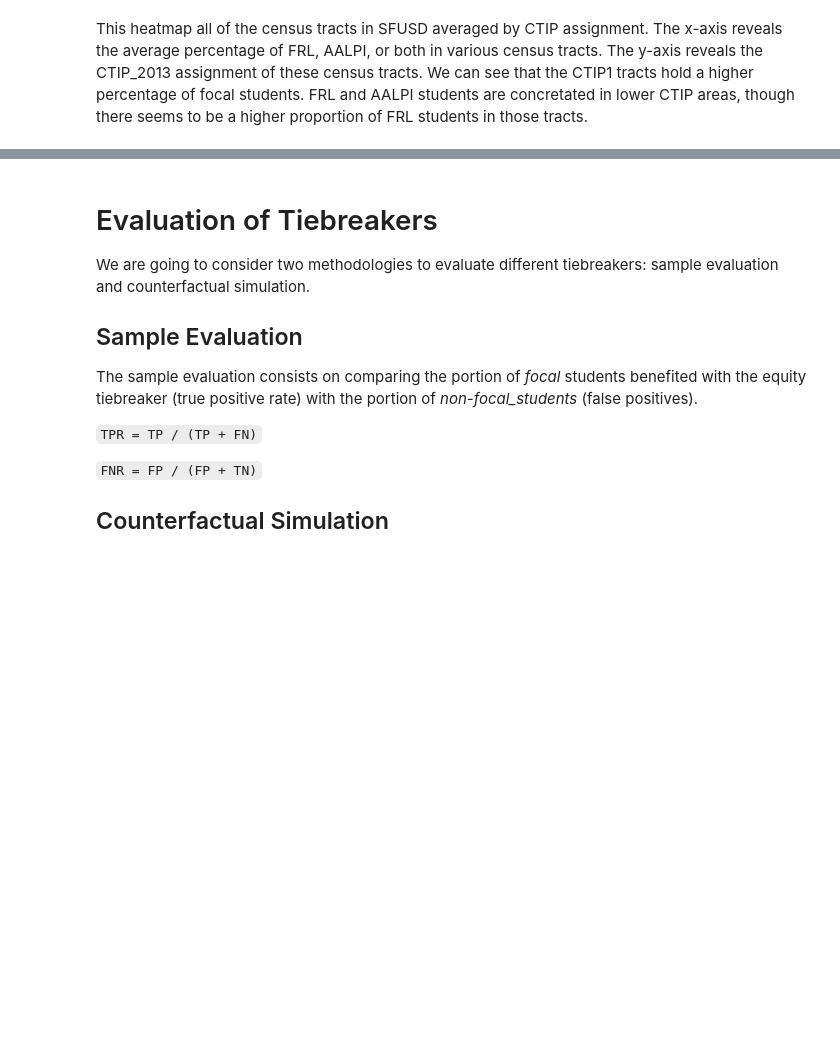
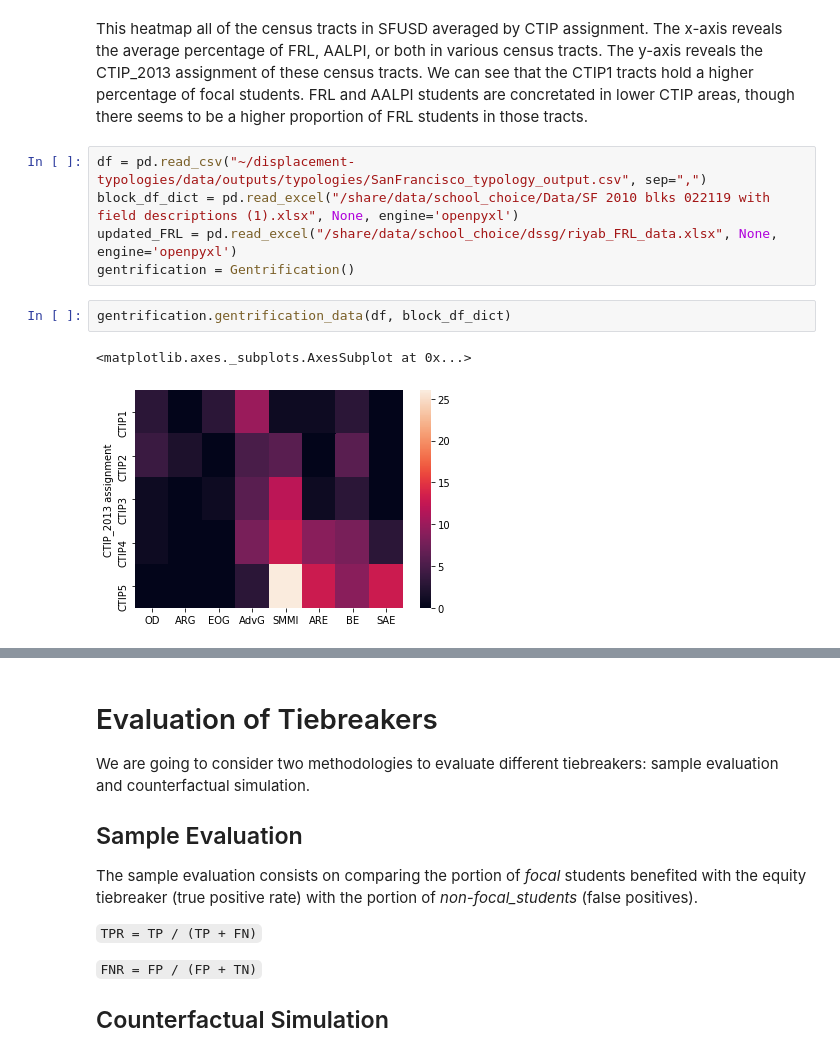
Before and after one commit to 18rberry/Operationalizing-Equity-Tiebreaker-in-SF, a Jupyter notebook: notebooks/Final_Report.ipynb, the cells around one changed output, grey strips where cells are left out. Saved outputs shown, nothing was run; the diff lists cells and outputs as text; blank space fills up the shorter version.

Commit message:
working to overlay gentrification maps

```diff
--- a/notebooks/Final_Report.ipynb
+++ b/notebooks/Final_Report.ipynb
@@ -29,3 +27,13 @@ We can see that, as the CTIP quiniles increase, the majority of tracts fall into
 <img src='demographic vs ctip.png' width="400" height="400">
 # %% [markdown]
 This heatmap all of the census tracts in SFUSD averaged by CTIP assignment. The x-axis reveals the average percentage of FRL, AALPI, or both in various census tracts. The y-axis reveals the CTIP_2013 assignment of these census tracts. We can see that the CTIP1 tracts hold a higher percentage of focal students. FRL and AALPI students are concretated in lower CTIP areas, though there seems to be a higher proportion of FRL students in those tracts.
+# %%
+df = pd.read_csv("~/displacement-typologies/data/outputs/typologies/SanFrancisco_typology_output.csv", sep=",")
+block_df_dict = pd.read_excel("/share/data/school_choice/Data/SF 2010 blks 022119 with field descriptions (1).xlsx", None, engine='openpyxl')
+updated_FRL = pd.read_excel("/share/data/school_choice/dssg/riyab_FRL_data.xlsx", None, engine='openpyxl')
+gentrification = Gentrification()
+# %%
+gentrification.gentrification_data(df, block_df_dict)
+# %% [output]
+<matplotlib.axes._subplots.AxesSubplot at 0x...>
+[figure, added]
```
Also changed, not shown: parts of 6 cells of this notebook, 8 other files.
